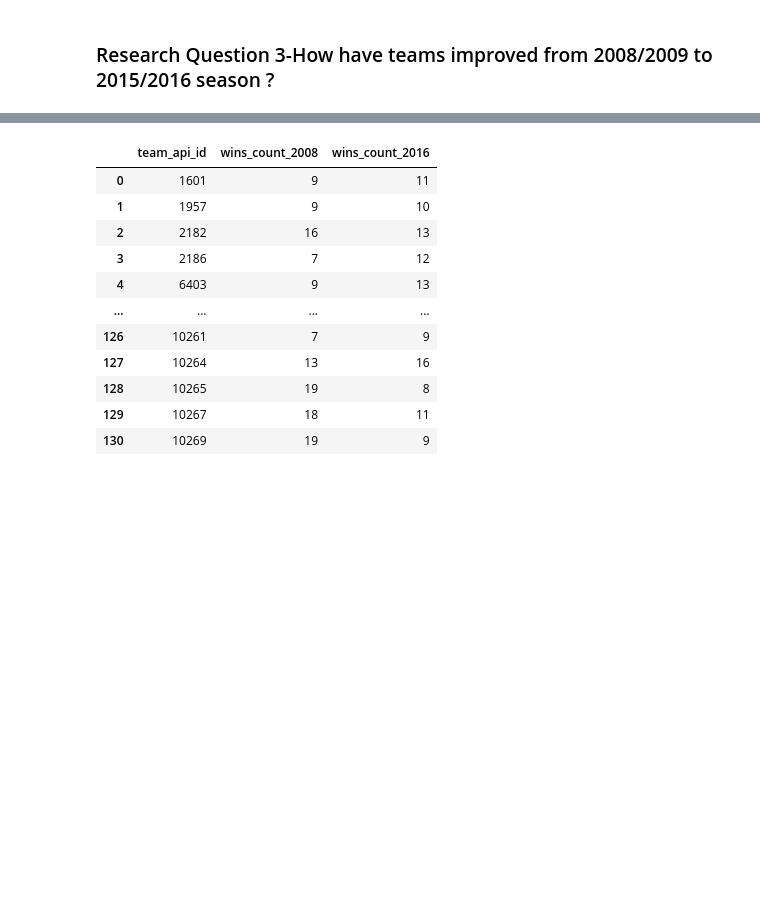
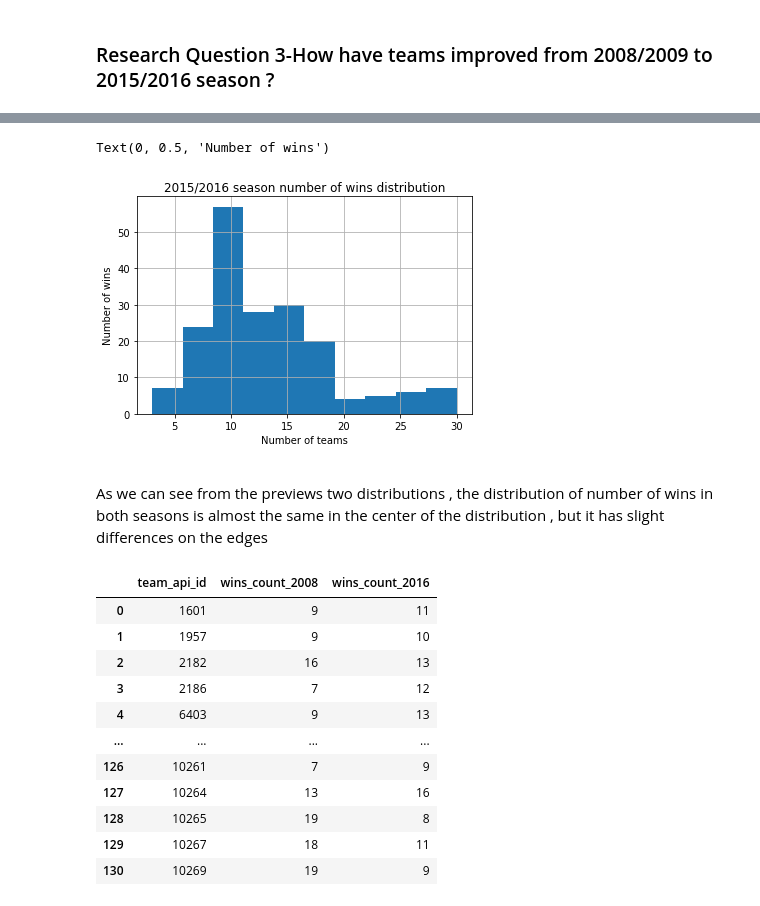
Before and after one commit to ahmed-m-nassar/Analysing-European-Soccer-Database, a Jupyter notebook: Investigate_a_Dataset.ipynb, the cells around one changed output, grey strips where cells are left out. Drawn from its saved outputs; the diff is of its cells as text; code cells hidden in the pictures; blank space fills up the shorter version.

```diff
--- a/Investigate_a_Dataset.ipynb
+++ b/Investigate_a_Dataset.ipynb
@@ -317,3 +382,16 @@ teams_wins_count_2016 = teams_wins_count_2016.rename(columns = {'wins_count' : '
+# %%
+teams_wins_count_2016['wins_count_2016'].plot(kind = 'hist' ,
+                                             grid = True ,
+                                             title = '2015/2016 season number of wins distribution')
+plt.xlabel('Number of teams')
+plt.ylabel('Number of wins')
+# %% [output]
+Text(0, 0.5, 'Number of wins')
+[figure, added]
+# %% [markdown]
+<a id = 'season_wins_distribution' ></a>
+
+As we can see from the previews two distributions , the distribution of number of wins in both seasons is almost the same in the center of the distribution , but it has slight differences on the edges
 # %%
 #adding the count of wins in 2008/2009 and 2015/2016 seasons in the same row
 team_wins_count_2008_2016 = pd.merge(teams_wins_count_2008,teams_wins_count_2016, how = 'inner' ,left_on=['team_api_id'] , right_on=['team_api_id'])
```
Also changed, not shown: parts of 30 cells of this notebook, 2 other files.
